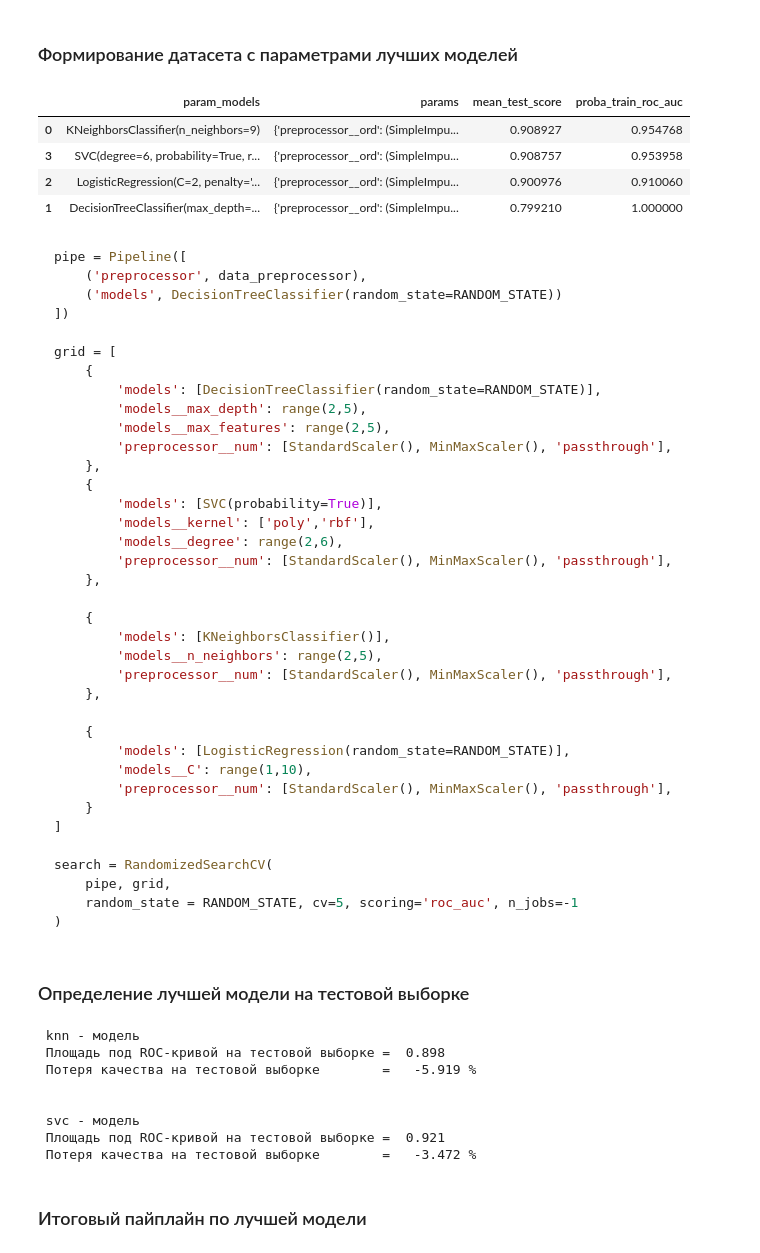
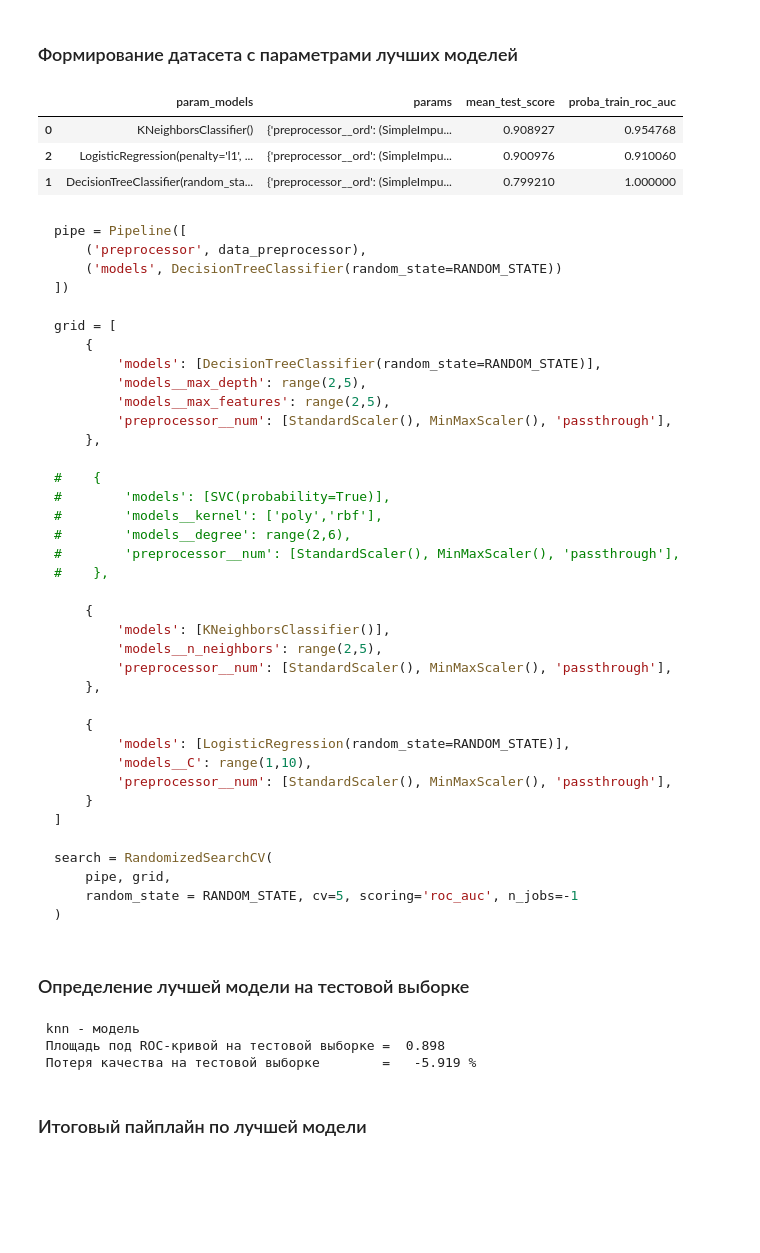
Before and after one commit to andreyvlopatkin/learning_with_a_teacher, a Jupyter notebook: 7ac2572b-a8e6-454b-8798-1b1540012dd2.ipynb, the cells around one changed output. Cells and saved outputs as stored; diff of their text form; code cells hidden in the pictures; blank space fills up the shorter version.

````diff
--- a/7ac2572b-a8e6-454b-8798-1b1540012dd2.ipynb
+++ b/7ac2572b-a8e6-454b-8798-1b1540012dd2.ipynb
@@ -1553,30 +1512,29 @@ svc_model = RandomizedSearchCV(
 # %%
 models_best_score = pd.DataFrame(knn_model.cv_results_).sort_values(by=['rank_test_score']).head(1)
 models_best_score['proba_train_roc_auc'] = knn_train_roc_auc
 
 models_best_score = pd.concat([models_best_score,
                                pd.DataFrame(dtc_model.cv_results_).sort_values(by = ['rank_test_score']).head(1)
                               ], ignore_index = True )
 models_best_score.loc[models_best_score['proba_train_roc_auc'].isna(), 'proba_train_roc_auc'] = dtc_train_roc_auc
 
 models_best_score = pd.concat([models_best_score,
                                pd.DataFrame(lr_model.cv_results_).sort_values(by = ['rank_test_score']).head(1)
                               ], ignore_index = True)
 models_best_score.loc[models_best_score['proba_train_roc_auc'].isna(), 'proba_train_roc_auc'] = lr_train_roc_auc
 
-models_best_score = pd.concat([models_best_score,
-                               pd.DataFrame(svc_model.cv_results_).sort_values(by = ['rank_test_score']).head(1)
-                              ], ignore_index = True)
-models_best_score.loc[models_best_score['proba_train_roc_auc'].isna(), 'proba_train_roc_auc'] = svc_train_roc_auc
+#models_best_score = pd.concat([models_best_score,
+#                               pd.DataFrame(svc_model.cv_results_).sort_values(by = ['rank_test_score']).head(1)
+#                              ], ignore_index = True)
+#models_best_score.loc[models_best_score['proba_train_roc_auc'].isna(), 'proba_train_roc_auc'] = svc_train_roc_auc
 
 
 display(models_best_score[['param_models', 'params', 'mean_test_score', 'proba_train_roc_auc']].sort_values(by=['mean_test_score'], ascending = False))
 # %% [output]
 |  | param_models | params | mean_test_score | proba_train_roc_auc |
-| 0 | KNeighborsClassifier(n_neighbors=9) | {'preprocessor__ord': (SimpleImpu... | 0.908927 | 0.954768 |
-| 3 | SVC(degree=6, probability=True, r... | {'preprocessor__ord': (SimpleImpu... | 0.908757 | 0.953958 |
-| 2 | LogisticRegression(C=2, penalty='... | {'preprocessor__ord': (SimpleImpu... | 0.900976 | 0.910060 |
-| 1 | DecisionTreeClassifier(max_depth=... | {'preprocessor__ord': (SimpleImpu... | 0.799210 | 1.000000 |
+| 0 | KNeighborsClassifier() | {'preprocessor__ord': (SimpleImpu... | 0.908927 | 0.954768 |
+| 2 | LogisticRegression(penalty='l1', ... | {'preprocessor__ord': (SimpleImpu... | 0.900976 | 0.910060 |
+| 1 | DecisionTreeClassifier(random_sta... | {'preprocessor__ord': (SimpleImpu... | 0.799210 | 1.000000 |
 # %% [markdown]
 ```python
 pipe = Pipeline([
@@ -1591,12 +1549,13 @@ grid = [
         'models__max_features': range(2,5),
         'preprocessor__num': [StandardScaler(), MinMaxScaler(), 'passthrough'],
     },
-    {
-        'models': [SVC(probability=True)],
-        'models__kernel': ['poly','rbf'],
-        'models__degree': range(2,6),
-        'preprocessor__num': [StandardScaler(), MinMaxScaler(), 'passthrough'],
-    },
+
+#    {
+#        'models': [SVC(probability=True)],
+#        'models__kernel': ['poly','rbf'],
+#        'models__degree': range(2,6),
+#        'preprocessor__num': [StandardScaler(), MinMaxScaler(), 'passthrough'],
+#    },
 
     {
         'models': [KNeighborsClassifier()],
@@ -1624,21 +1583,16 @@ roc_auc_test = roc_auc_score(y_test, knn_model.predict_proba(X_test)[:, 1])
 print(bold_start, 'Площадь под ROC-кривой на тестовой выборке =',bold_end, round(roc_auc_test, 3))
 roc_auc_delta = (roc_auc_test - knn_train_roc_auc) / knn_train_roc_auc * 100
 print(bold_start,'Потеря качества на тестовой выборке        = ',bold_end,round(roc_auc_delta, 3),'%')
-print('\n')
-print(bold_start,'svc - модель',bold_end)
-roc_auc_test = roc_auc_score(y_test, svc_model.predict_proba(X_test)[:, 1])
-print(bold_start,'Площадь под ROC-кривой на тестовой выборке =',bold_end, round(roc_auc_test, 3))
-roc_auc_delta = (roc_auc_test - svc_train_roc_auc) / svc_train_roc_auc * 100
-print(bold_start,'Потеря качества на тестовой выборке        = ',bold_end,round(roc_auc_delta, 3),'%')
+#print('\n')
+#print(bold_start,'svc - модель',bold_end)
+#roc_auc_test = roc_auc_score(y_test, svc_model.predict_proba(X_test)[:, 1])
+#print(bold_start,'Площадь под ROC-кривой на тестовой выборке =',bold_end, round(roc_auc_test, 3))
+#roc_auc_delta = (roc_auc_test - svc_train_roc_auc) / svc_train_roc_auc * 100
+#print(bold_start,'Потеря качества на тестовой выборке        = ',bold_end,round(roc_auc_delta, 3),'%')
 # %% [output]
  knn - модель
  Площадь под ROC-кривой на тестовой выборке =  0.898
  Потеря качества на тестовой выборке        =   -5.919 %
-
-
- svc - модель
- Площадь под ROC-кривой на тестовой выборке =  0.921
- Потеря качества на тестовой выборке        =   -3.472 %
 # %% [markdown]
 ### Итоговый пайплайн по лучшей модели
 # %%
````
Also changed, not shown: parts of 14 cells of this notebook.
